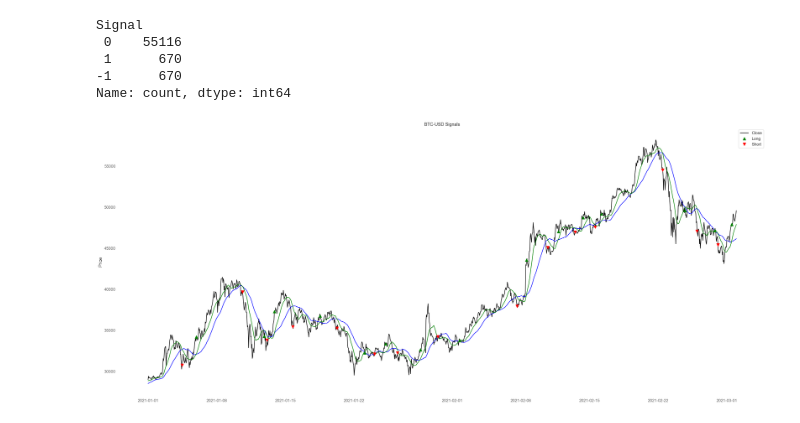
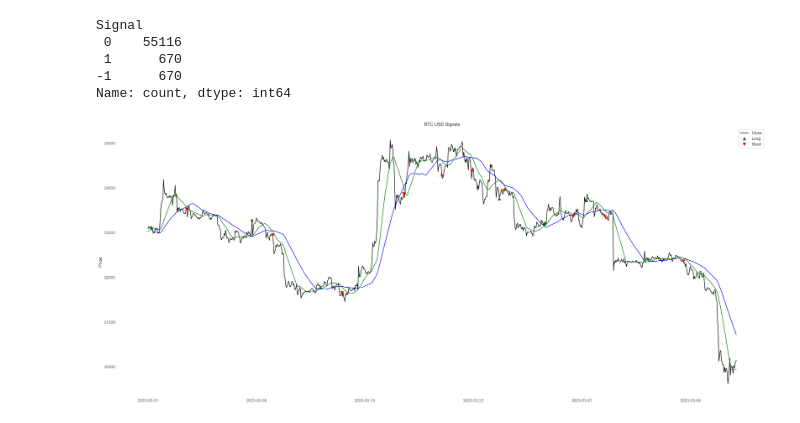
Before and after one commit to sharavsambuu/trading-cost-analysis, a Jupyter notebook: btc_macross_backtesting.ipynb, the cells around one changed output. Cells and saved outputs as stored; diff of their text form; code cells hidden in the pictures.

```diff
--- a/btc_macross_backtesting.ipynb
+++ b/btc_macross_backtesting.ipynb
@@ -87,22 +72,22 @@ Signal
 -1      670
 Name: count, dtype: int64
 # %%
-plot_df = df["2021-01-01":"2021-03-01"]
+plot_df = df["2023-02-01":"2023-03-10"]
 
 fig, ax1 = plt.subplots(1, figsize=(28, 12), sharex=True)
 
 ax1.plot(plot_df.index, plot_df['Close'], label='Close', color='black')
 ax1.plot(plot_df['MA200'], color='blue' )
 ax1.plot(plot_df['MA50' ], color='green')
-ax1.plot(plot_df[plot_df['Signal'] ==  1].index, plot_df[plot_df['Signal'] ==  1]['Price'], '^', markersize=8, color='green', label='Long' )
-ax1.plot(plot_df[plot_df['Signal'] == -1].index, plot_df[plot_df['Signal'] == -1]['Price'], 'v', markersize=8, color='red'  , label='Short')
+ax1.plot(plot_df[plot_df['Signal'] ==  1].index, plot_df[plot_df['Signal'] ==  1]['Close'], '^', markersize=8, color='green', label='Long' )
+ax1.plot(plot_df[plot_df['Signal'] == -1].index, plot_df[plot_df['Signal'] == -1]['Close'], 'v', markersize=8, color='red'  , label='Short')
 ax1.set_ylabel('Price')
 ax1.set_title('BTC-USD Signals')
 ax1.legend()
 ax1.grid()
 
 plt.tight_layout()
 plt.show()
 # %% [output]
-[figure, old version]
+[figure, new version]
 # %%
```
Also changed, not shown: parts of 18 cells of this notebook, 3 other files.
